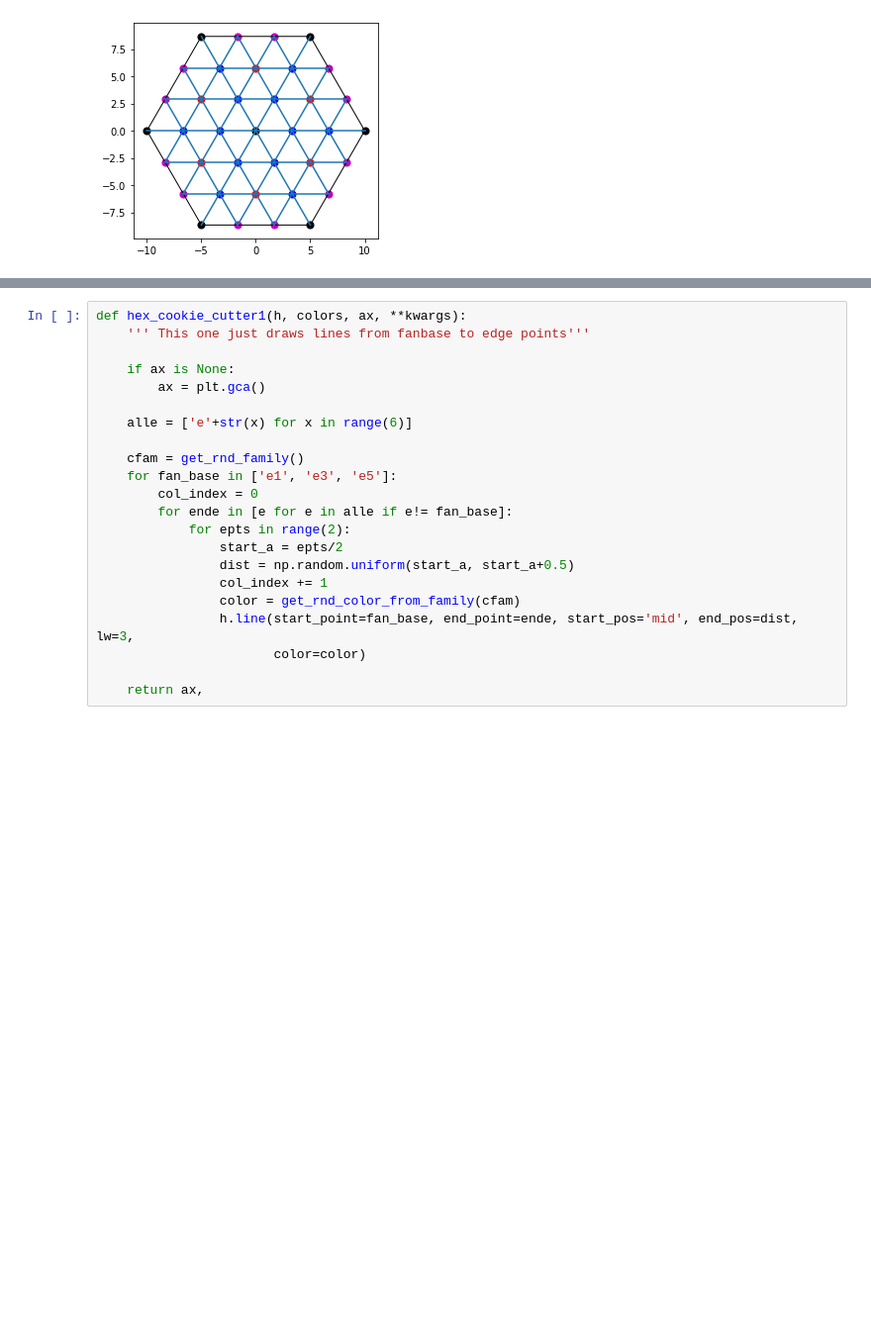
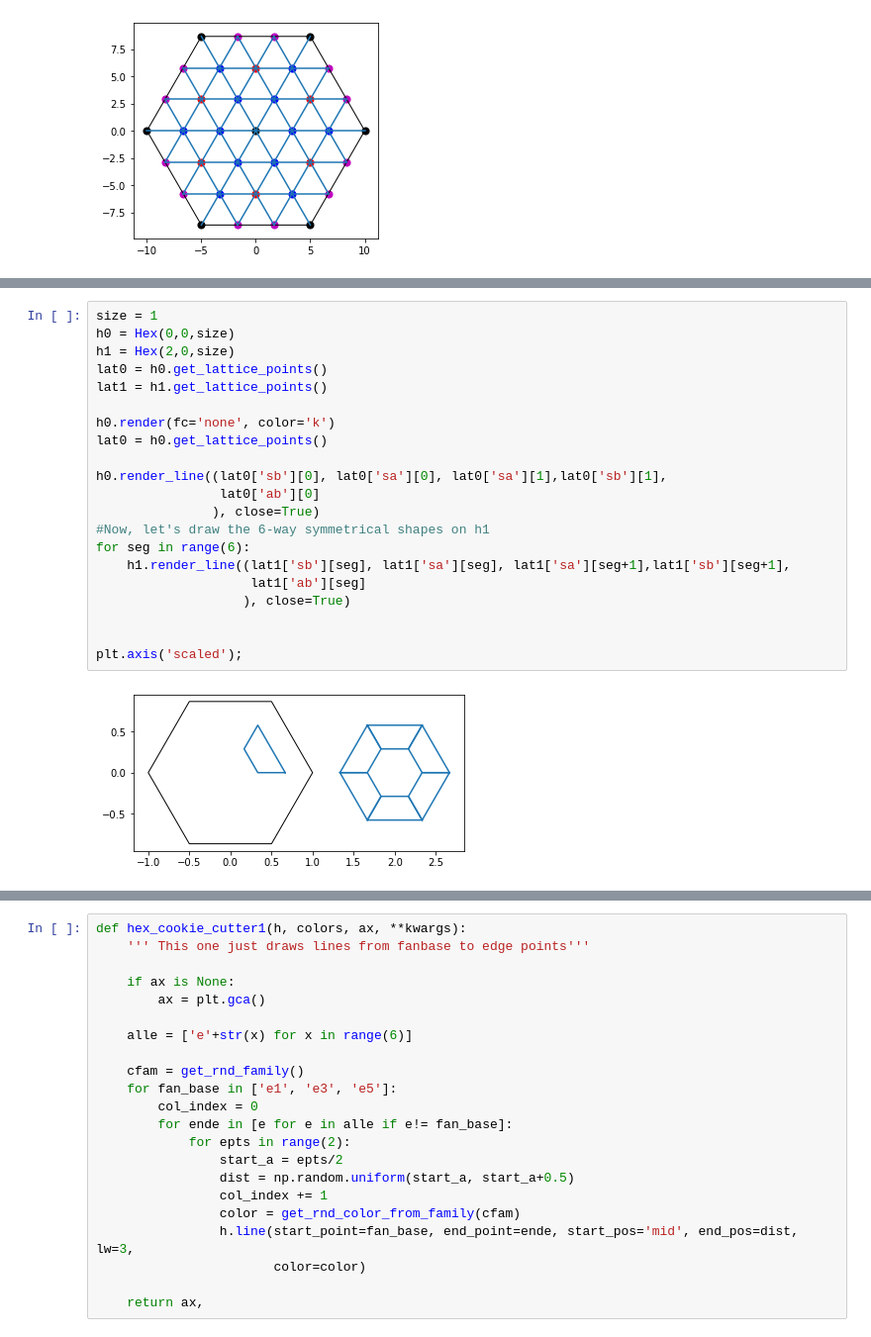
Before and after one commit to Ram-N/hexagons, a Jupyter notebook: 20B_Example_Lattice-3.ipynb, the cells around one changed output, grey strips where cells are left out. Shown at 99% size. Drawn from its saved outputs; the diff is of its cells as text; blank space fills up the shorter version.

```diff
--- a/20B_Example_Lattice-3.ipynb
+++ b/20B_Example_Lattice-3.ipynb
@@ -178,0 +155,23 @@ plt.axis('scaled');
+# %%
+size = 1
+h0 = Hex(0,0,size)
+h1 = Hex(2,0,size)
+lat0 = h0.get_lattice_points()
+lat1 = h1.get_lattice_points()
+
+h0.render(fc='none', color='k')
+lat0 = h0.get_lattice_points()
+
+h0.render_line((lat0['sb'][0], lat0['sa'][0], lat0['sa'][1],lat0['sb'][1],
+                lat0['ab'][0]
+               ), close=True)
+#Now, let's draw the 6-way symmetrical shapes on h1
+for seg in range(6):
+    h1.render_line((lat1['sb'][seg], lat1['sa'][seg], lat1['sa'][seg+1],lat1['sb'][seg+1],
+                    lat1['ab'][seg]
+                   ), close=True)
+
+
+plt.axis('scaled');
+# %% [output]
+[figure, added]
```
Also changed, not shown: parts of 16 cells of this notebook, 24 other files.
